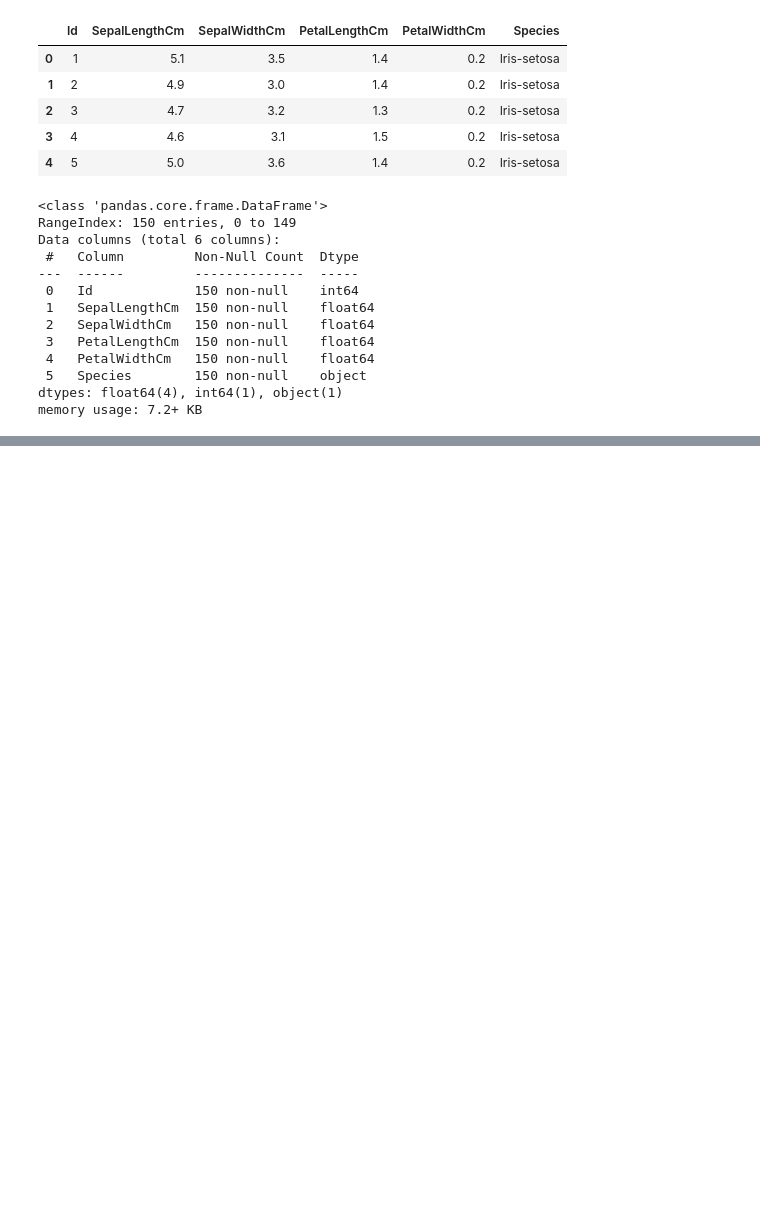
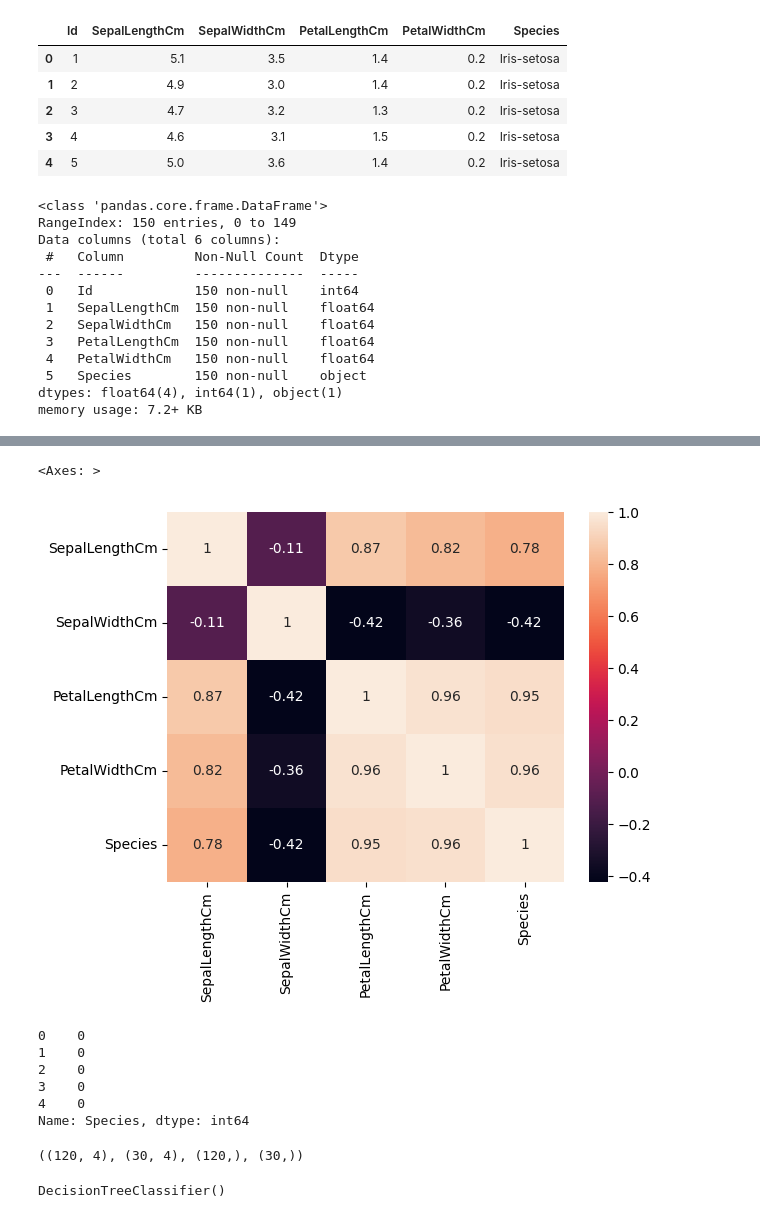
Before and after one commit to KanishkThamman/Iris_AI_model_multiclass, a Jupyter notebook: Iris_Species.ipynb, the cells around one changed output, grey strips where cells are left out. Drawn from its saved outputs; the diff is of its cells as text; code cells hidden in the pictures; blank space fills up the shorter version.

Commit message:
built first model and graphed it... going to build another

```diff
--- a/Iris_Species.ipynb
+++ b/Iris_Species.ipynb
@@ -47,0 +62,11 @@ df.drop('Id', axis=1, inplace=True)
+# %%
+# data does not need to be normalized
+
+# Lets change the target var to int
+df['Species'] = df['Species'].map({'Iris-setosa':0, 'Iris-versicolor':1, 'Iris-virginica':2})
+
+# lets check the correlation between the features
+sns.heatmap(df.corr(), annot=True)
+# %% [output]
+<Axes: >
+[figure, added]
@@ -47,0 +79,9 @@ df.drop('Id', axis=1, inplace=True)
+# %%
+y.head()
+# %% [output]
+0    0
+1    0
+2    0
+3    0
+4    0
+Name: Species, dtype: int64
@@ -47,0 +92,12 @@ df.drop('Id', axis=1, inplace=True)
+# %%
+# check shape of test and train
+X_train.shape, X_test.shape, y_train.shape, y_test.shape
+# %% [output]
+((120, 4), (30, 4), (120,), (30,))
+# %%
+# train a decition tree model
+from sklearn.tree import DecisionTreeClassifier
+model = DecisionTreeClassifier()
+model.fit(X_train, y_train)
+# %% [output]
+DecisionTreeClassifier()
```
Also changed, not shown: parts of 5 cells of this notebook.
